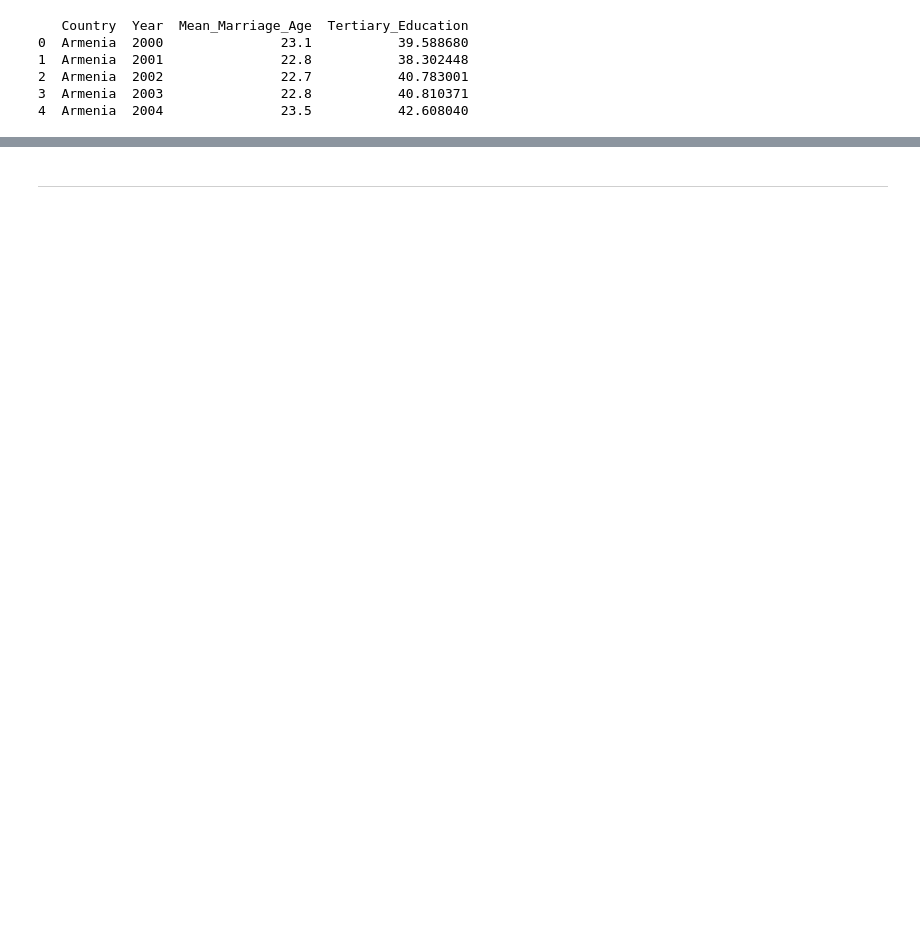
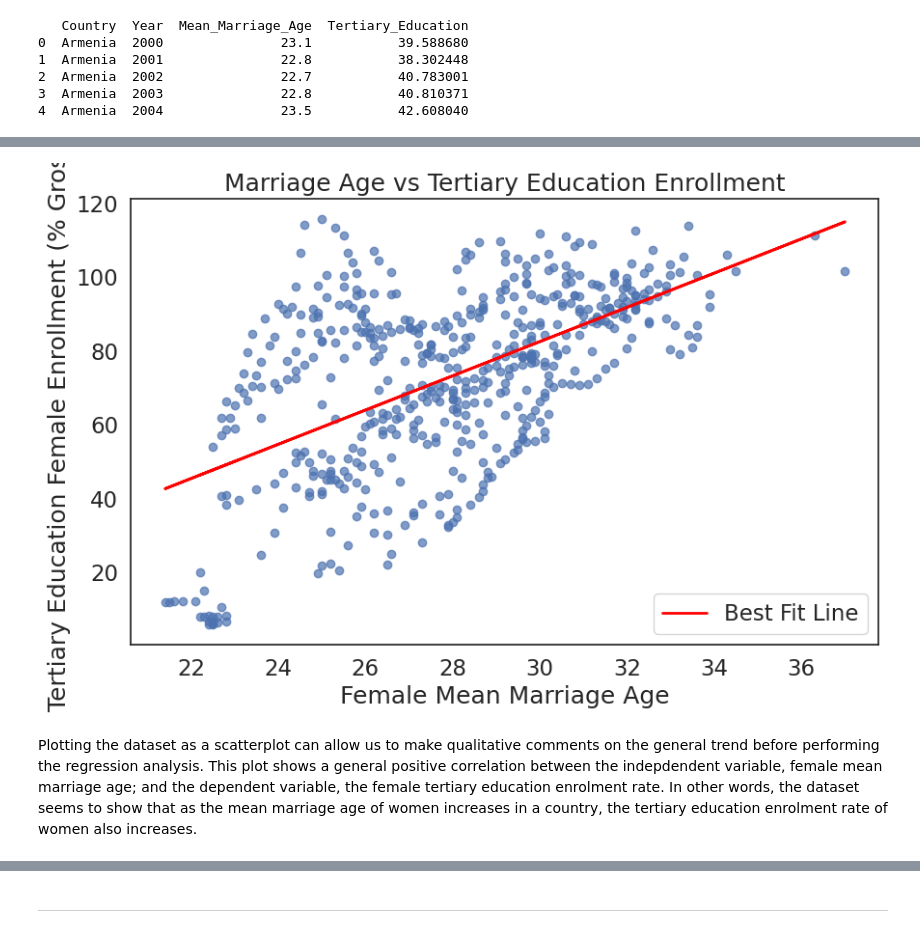
Before and after one commit to adaozdmr/QM2, a Jupyter notebook: Copy_GroupProjectPanelRegression.ipynb, the cells around one changed output, grey strips where cells are left out. Drawn from its saved outputs; the diff is of its cells as text; code cells hidden in the pictures; blank space fills up the shorter version.

```diff
--- a/Copy_GroupProjectPanelRegression.ipynb
+++ b/Copy_GroupProjectPanelRegression.ipynb
@@ -145,0 +149,34 @@ print(df_c.head())
+# %%
+import matplotlib.pyplot as plt
+import numpy as np
+from sklearn.linear_model import LinearRegression
+
+X = df_c['Mean_Marriage_Age'].values.reshape(-1, 1)  # Independent variable (reshape for single feature)
+y = df_c['Tertiary_Education'].values  # Dependent variable
+
+# Perform the linear regression
+model = LinearRegression()
+model.fit(X, y)
+
+# Get the predicted values (y_hat) from the model
+y_pred = model.predict(X)
+
+# Plotting the scatterplot
+plt.figure(figsize=(10, 6))
+plt.scatter(df_c['Mean_Marriage_Age'], df_c['Tertiary_Education'], alpha=0.7)
+
+# Adding the best fit line
+plt.plot(df_c['Mean_Marriage_Age'], y_pred, color='red', linewidth=2, label='Best Fit Line')
+
+# Adding labels and title
+plt.xlabel('Female Mean Marriage Age')
+plt.ylabel('Tertiary Education Female Enrollment (% Gross)')
+plt.title('Marriage Age vs Tertiary Education Enrollment')
+
+# Show the plot with the legend
+plt.legend()
+plt.show()
+# %% [output]
+[figure, added]
+# %% [markdown]
+Plotting the dataset as a scatterplot can allow us to make qualitative comments on the general trend before performing the regression analysis. This plot shows a general positive correlation between the indepdendent variable, female mean marriage age; and the dependent variable, the female tertiary education enrolment rate. In other words, the dataset seems to show that as the mean marriage age of women increases in a country, the tertiary education enrolment rate of women also increases.
```
Also changed, not shown: parts of 14 cells of this notebook.
